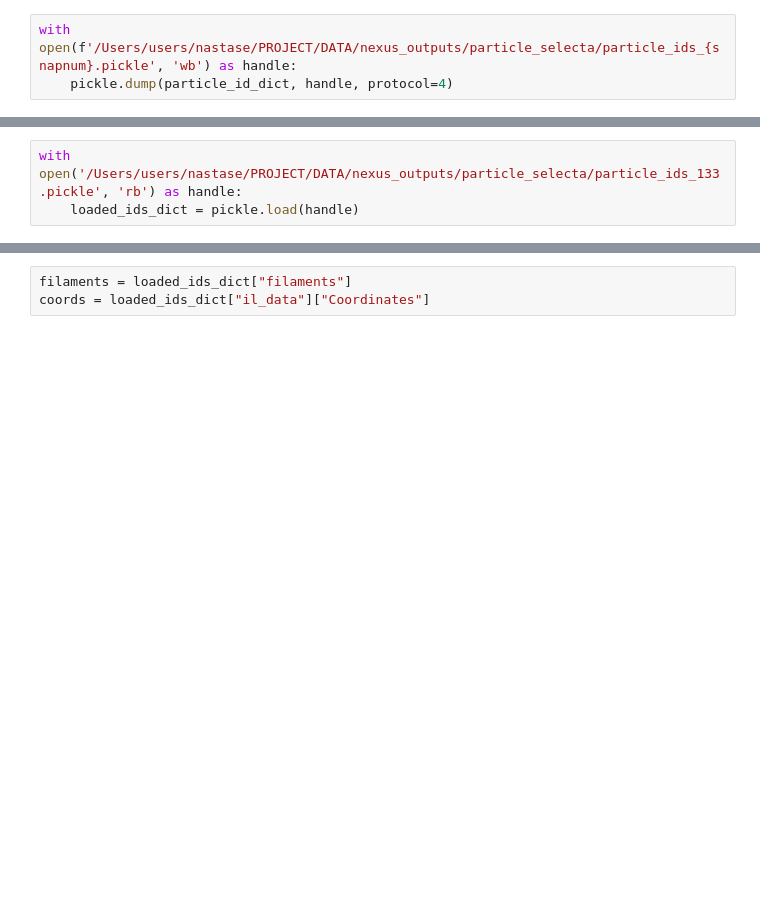
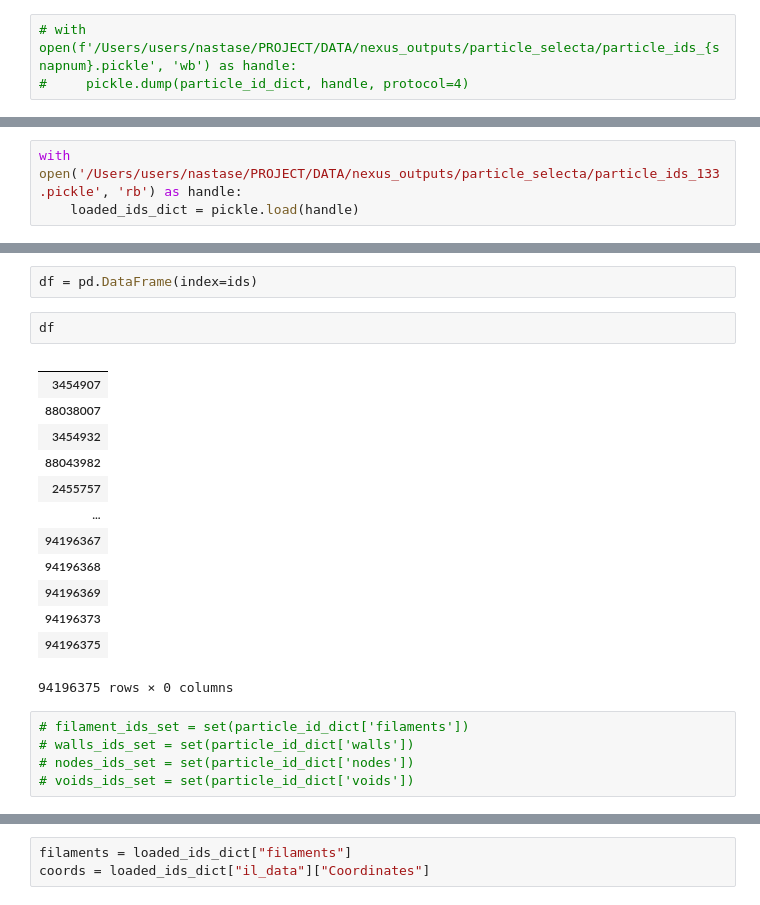
Before and after one commit to diodeamy/Thesis, a Jupyter notebook: code/get_morphological_IDs.ipynb, the cells around one changed output, grey strips where cells are left out. Cells and saved outputs as stored; diff of their text form; blank space fills up the shorter version.

```diff
--- a/code/get_morphological_IDs.ipynb
+++ b/code/get_morphological_IDs.ipynb
@@ -222,3 +171,3 @@ NameError: name 'walls' is not defined
 # %%
-with open(f'/Users/users/nastase/PROJECT/DATA/nexus_outputs/particle_selecta/particle_ids_{snapnum}.pickle', 'wb') as handle:
-    pickle.dump(particle_id_dict, handle, protocol=4)
+# with open(f'/Users/users/nastase/PROJECT/DATA/nexus_outputs/particle_selecta/particle_ids_{snapnum}.pickle', 'wb') as handle:
+#     pickle.dump(particle_id_dict, handle, protocol=4)
@@ -251,0 +196,23 @@ with open('/Users/users/nastase/PROJECT/DATA/nexus_outputs/particle_selecta/part
+# %%
+df = pd.DataFrame(index=ids)
+# %%
+df
+# %% [output]
+|  |
+| 3454907 |
+| 88038007 |
+| 3454932 |
+| 88043982 |
+| 2455757 |
+| ... |
+| 94196367 |
+| 94196368 |
+| 94196369 |
+| 94196373 |
+| 94196375 |
+94196375 rows × 0 columns
+# %%
+# filament_ids_set = set(particle_id_dict['filaments'])
+# walls_ids_set = set(particle_id_dict['walls'])
+# nodes_ids_set = set(particle_id_dict['nodes'])
+# voids_ids_set = set(particle_id_dict['voids'])
```
Also changed, not shown: parts of 32 cells of this notebook.
